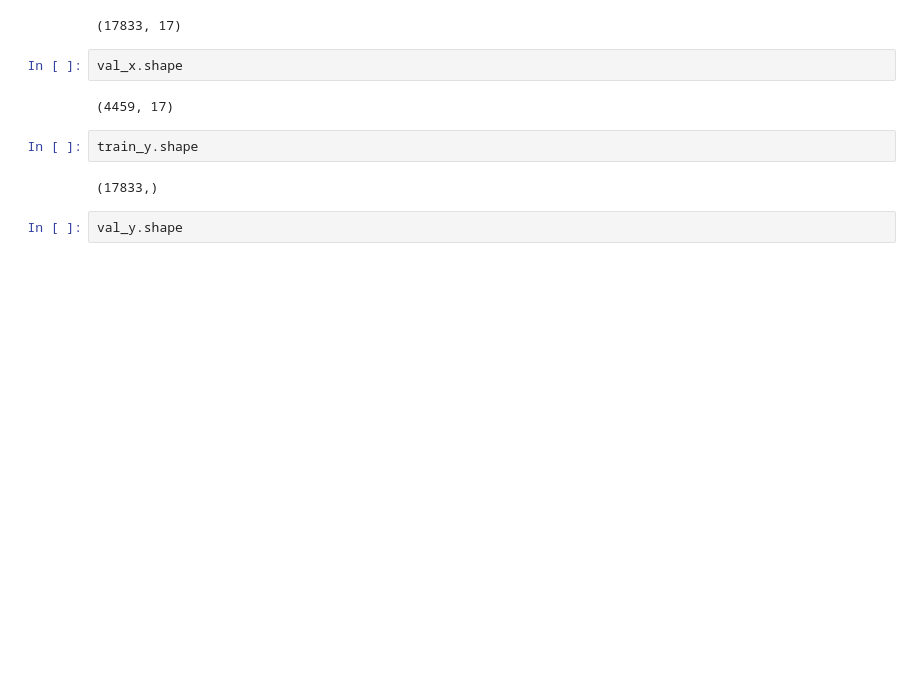
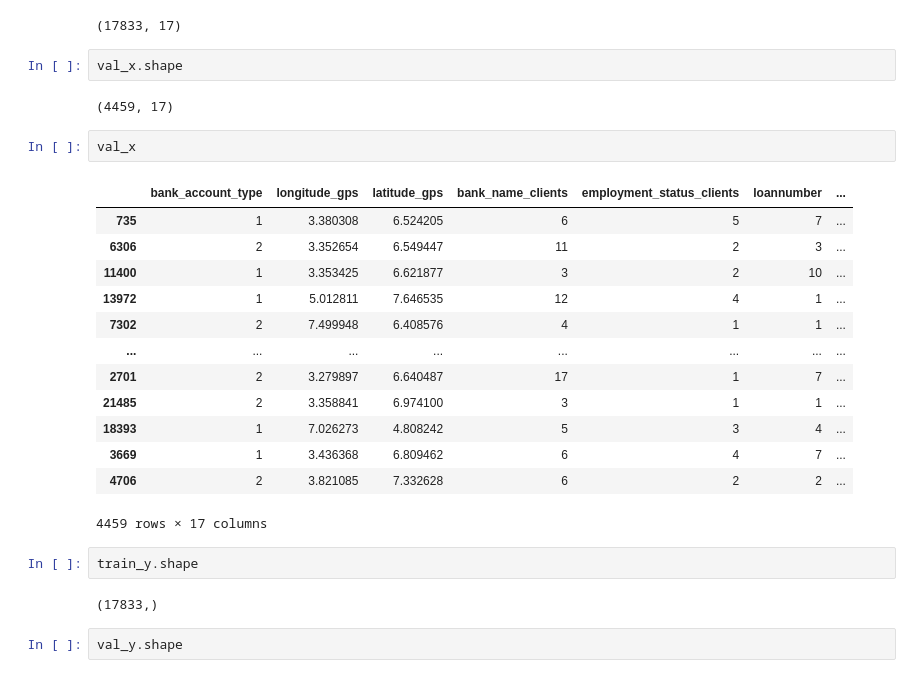
Before and after one commit to kakopo/loan-default-prediction-challenge-group-8, a Jupyter notebook: jupyter_notebook/data_analysis.ipynb, the cells around one changed output. Drawn from its saved outputs; the diff is of its cells as text; blank space fills up the shorter version.

```diff
--- a/jupyter_notebook/data_analysis.ipynb
+++ b/jupyter_notebook/data_analysis.ipynb
@@ -1124,6 +1167,22 @@ train_x.shape
 val_x.shape
 # %% [output]
 (4459, 17)
+# %%
+val_x
+# %% [output]
+|  | bank_account_type | longitude_gps | latitude_gps | bank_name_clients | employment_status_clients | loannumber | ... |
+| 735 | 1 | 3.380308 | 6.524205 | 6 | 5 | 7 | ... |
+| 6306 | 2 | 3.352654 | 6.549447 | 11 | 2 | 3 | ... |
+| 11400 | 1 | 3.353425 | 6.621877 | 3 | 2 | 10 | ... |
+| 13972 | 1 | 5.012811 | 7.646535 | 12 | 4 | 1 | ... |
+| 7302 | 2 | 7.499948 | 6.408576 | 4 | 1 | 1 | ... |
+| ... | ... | ... | ... | ... | ... | ... | ... |
+| 2701 | 2 | 3.279897 | 6.640487 | 17 | 1 | 7 | ... |
+| 21485 | 2 | 3.358841 | 6.974100 | 3 | 1 | 1 | ... |
+| 18393 | 1 | 7.026273 | 4.808242 | 5 | 3 | 4 | ... |
+| 3669 | 1 | 3.436368 | 6.809462 | 6 | 4 | 7 | ... |
+| 4706 | 2 | 3.821085 | 7.332628 | 6 | 2 | 2 | ... |
+4459 rows × 17 columns
 # %%
 train_y.shape
 # %% [output]
```
Also changed, not shown: parts of 27 cells of this notebook.
